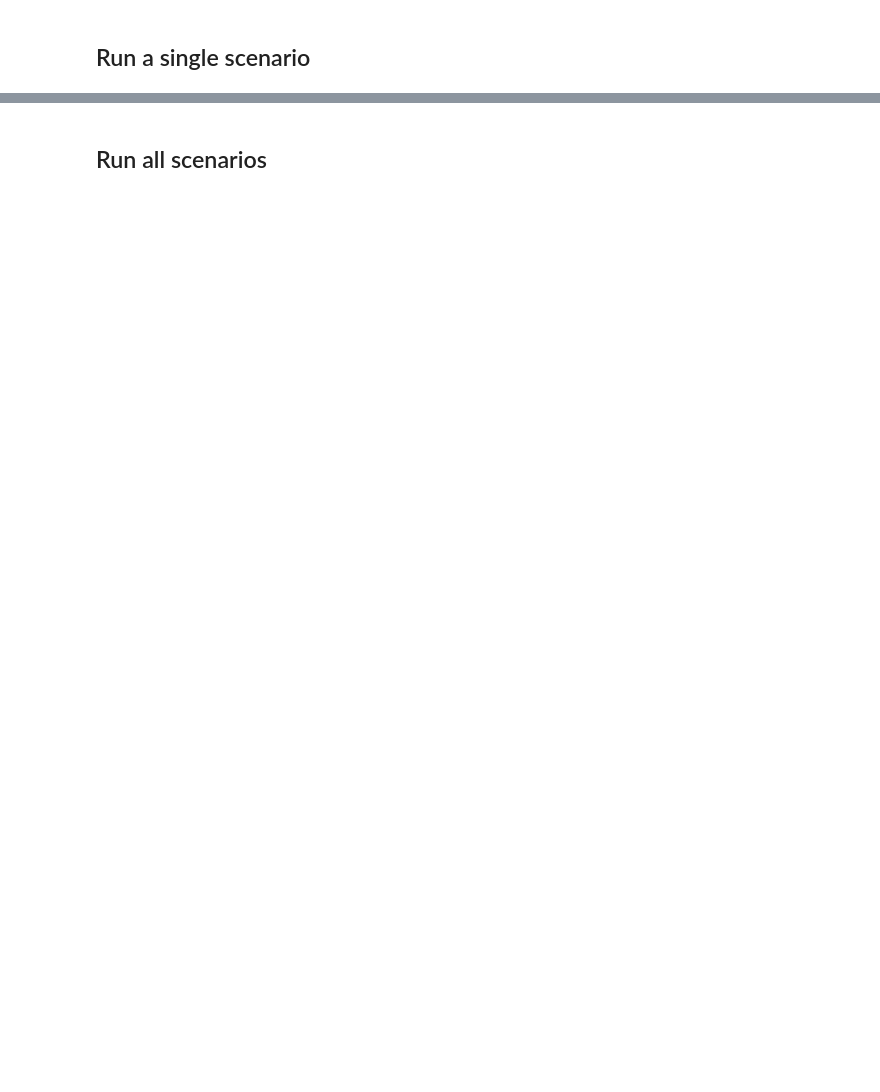
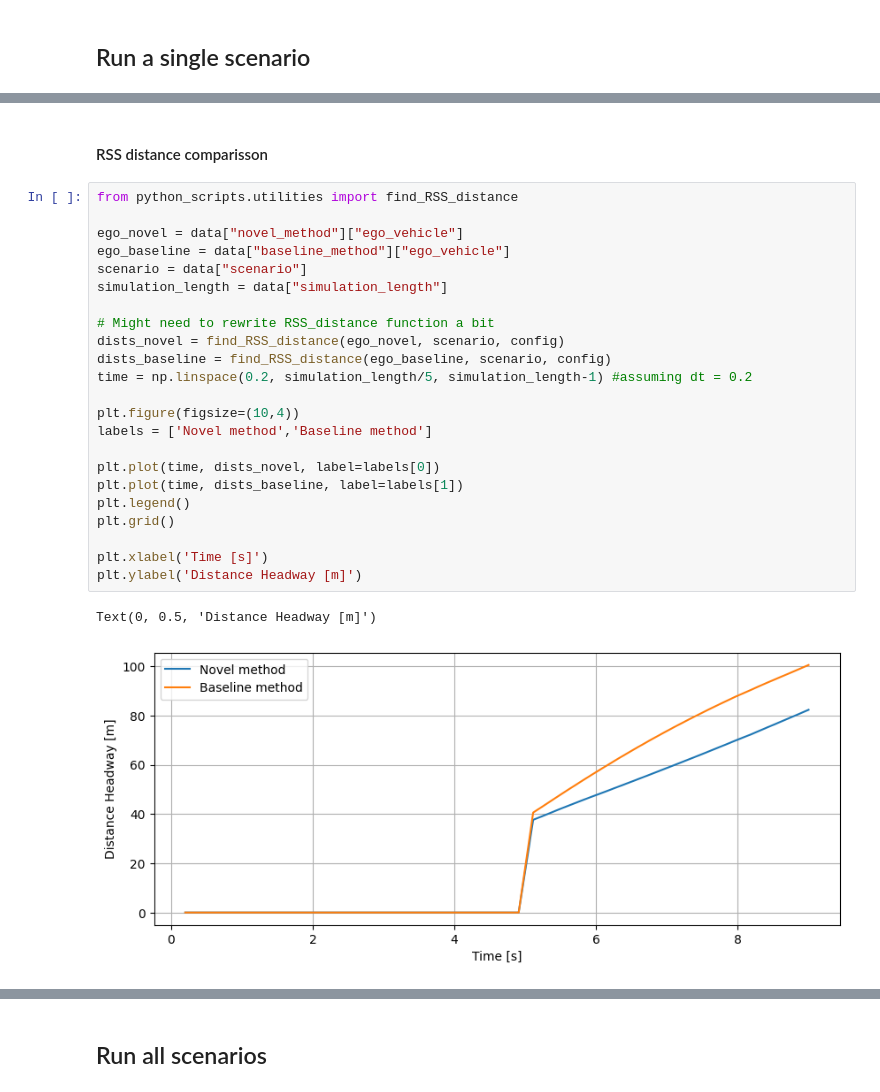
Before and after one commit to haastregt/occlusion_tracking, a Jupyter notebook: highd_scenarios.ipynb, the cells around one changed output, grey strips where cells are left out. Saved outputs shown, nothing was run; the diff lists cells and outputs as text; blank space fills up the shorter version.

```diff
--- a/highd_scenarios.ipynb
+++ b/highd_scenarios.ipynb
@@ -129,0 +197,28 @@ NameError: name 'yaml' is not defined
+# %% [markdown]
+#### RSS distance comparisson
+# %%
+from python_scripts.utilities import find_RSS_distance
+
+ego_novel = data["novel_method"]["ego_vehicle"]
+ego_baseline = data["baseline_method"]["ego_vehicle"]
+scenario = data["scenario"]
+simulation_length = data["simulation_length"]
+
+# Might need to rewrite RSS_distance function a bit
+dists_novel = find_RSS_distance(ego_novel, scenario, config)
+dists_baseline = find_RSS_distance(ego_baseline, scenario, config)
+time = np.linspace(0.2, simulation_length/5, simulation_length-1) #assuming dt = 0.2
+
+plt.figure(figsize=(10,4))
+labels = ['Novel method','Baseline method']
+
+plt.plot(time, dists_novel, label=labels[0])
+plt.plot(time, dists_baseline, label=labels[1])
+plt.legend()
+plt.grid()
+
+plt.xlabel('Time [s]')
+plt.ylabel('Distance Headway [m]')
+# %% [output]
+Text(0, 0.5, 'Distance Headway [m]')
+[figure, added]
```
Also changed, not shown: parts of 30 cells of this notebook, 9 other files.
